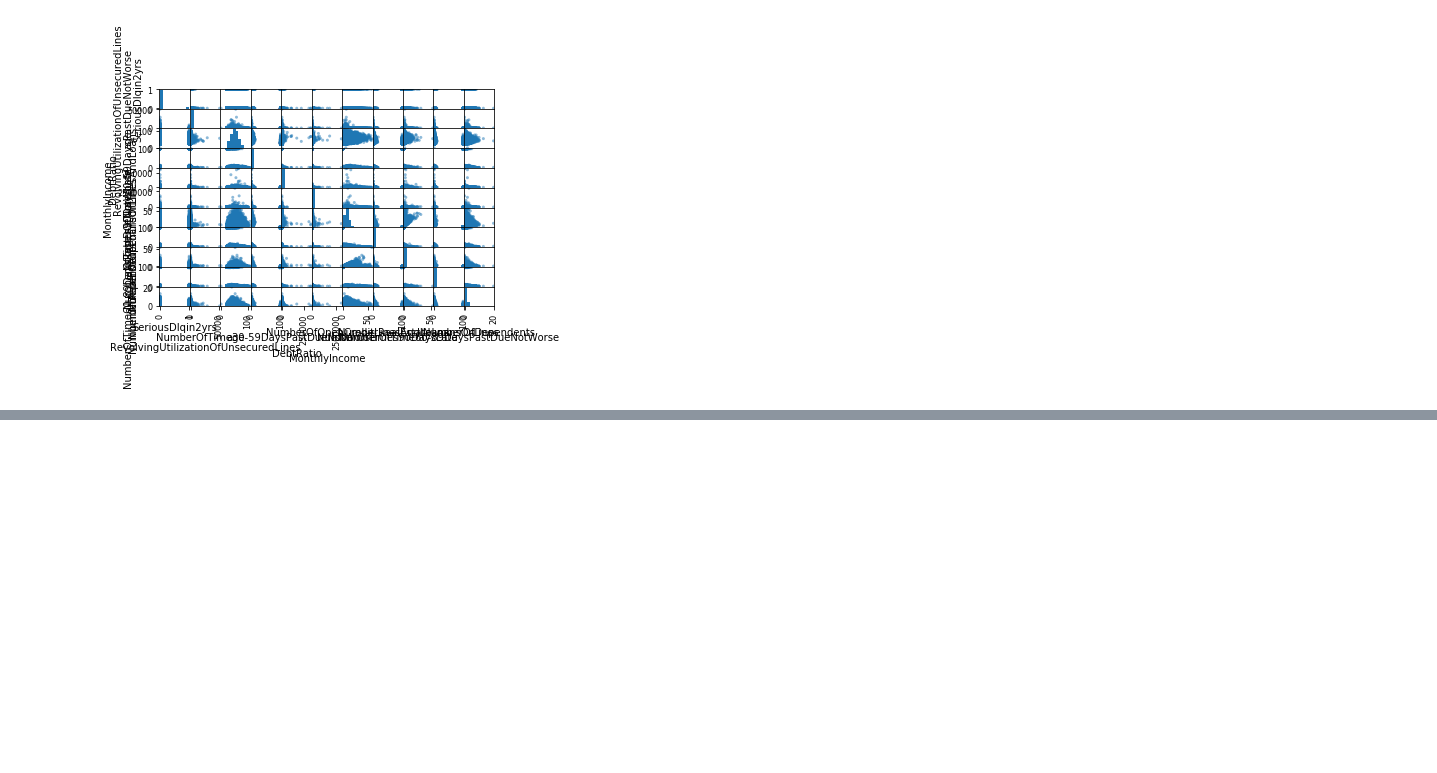
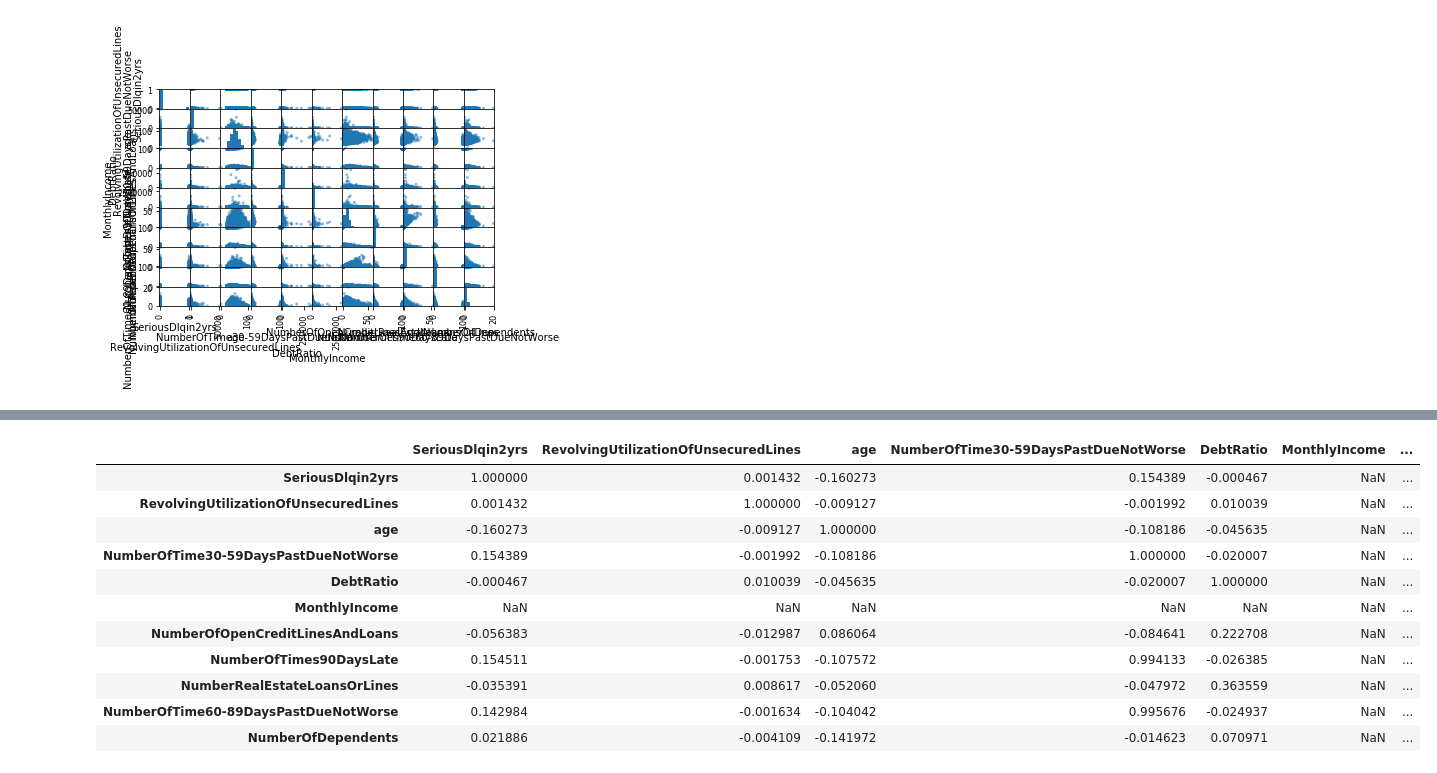
Before and after one commit to guitoo/ML-notebooks, a Jupyter notebook: GiveMeSomeCredit/Dataset Analysis.ipynb, the cells around one changed output, grey strips where cells are left out. Cells and saved outputs as stored; diff of their text form; code cells hidden in the pictures; blank space fills up the shorter version.

```diff
--- a/GiveMeSomeCredit/Dataset Analysis.ipynb
+++ b/GiveMeSomeCredit/Dataset Analysis.ipynb
@@ -134,0 +152,17 @@ plt.show()
+# %%
+df = fulltrain.loc[fulltrain['MonthlyIncome'].isna()]
+correlations = df.corr(method='pearson')
+display(correlations)
+# %% [output]
+|  | SeriousDlqin2yrs | RevolvingUtilizationOfUnsecuredLines | age | NumberOfTime30-59DaysPastDueNotWorse | DebtRatio | MonthlyIncome | ... |
+| SeriousDlqin2yrs | 1.000000 | 0.001432 | -0.160273 | 0.154389 | -0.000467 | NaN | ... |
+| RevolvingUtilizationOfUnsecuredLines | 0.001432 | 1.000000 | -0.009127 | -0.001992 | 0.010039 | NaN | ... |
+| age | -0.160273 | -0.009127 | 1.000000 | -0.108186 | -0.045635 | NaN | ... |
+| NumberOfTime30-59DaysPastDueNotWorse | 0.154389 | -0.001992 | -0.108186 | 1.000000 | -0.020007 | NaN | ... |
+| DebtRatio | -0.000467 | 0.010039 | -0.045635 | -0.020007 | 1.000000 | NaN | ... |
+| MonthlyIncome | NaN | NaN | NaN | NaN | NaN | NaN | ... |
+| NumberOfOpenCreditLinesAndLoans | -0.056383 | -0.012987 | 0.086064 | -0.084641 | 0.222708 | NaN | ... |
+| NumberOfTimes90DaysLate | 0.154511 | -0.001753 | -0.107572 | 0.994133 | -0.026385 | NaN | ... |
+| NumberRealEstateLoansOrLines | -0.035391 | 0.008617 | -0.052060 | -0.047972 | 0.363559 | NaN | ... |
+| NumberOfTime60-89DaysPastDueNotWorse | 0.142984 | -0.001634 | -0.104042 | 0.995676 | -0.024937 | NaN | ... |
+| NumberOfDependents | 0.021886 | -0.004109 | -0.141972 | -0.014623 | 0.070971 | NaN | ... |
```
Also changed, not shown: parts of 3 cells of this notebook.
